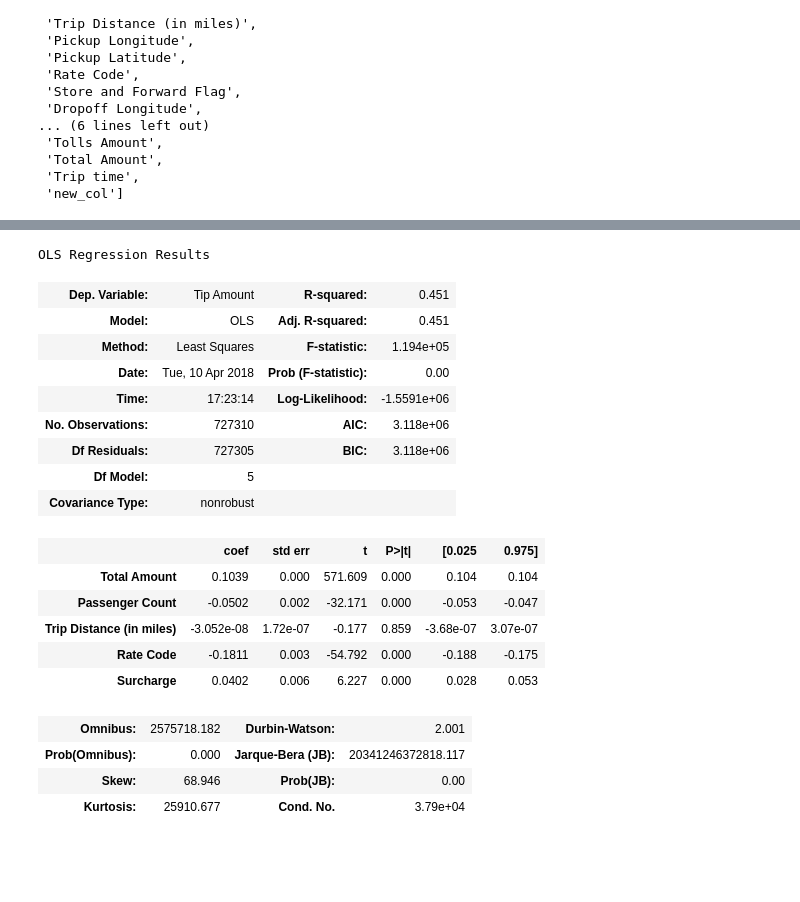
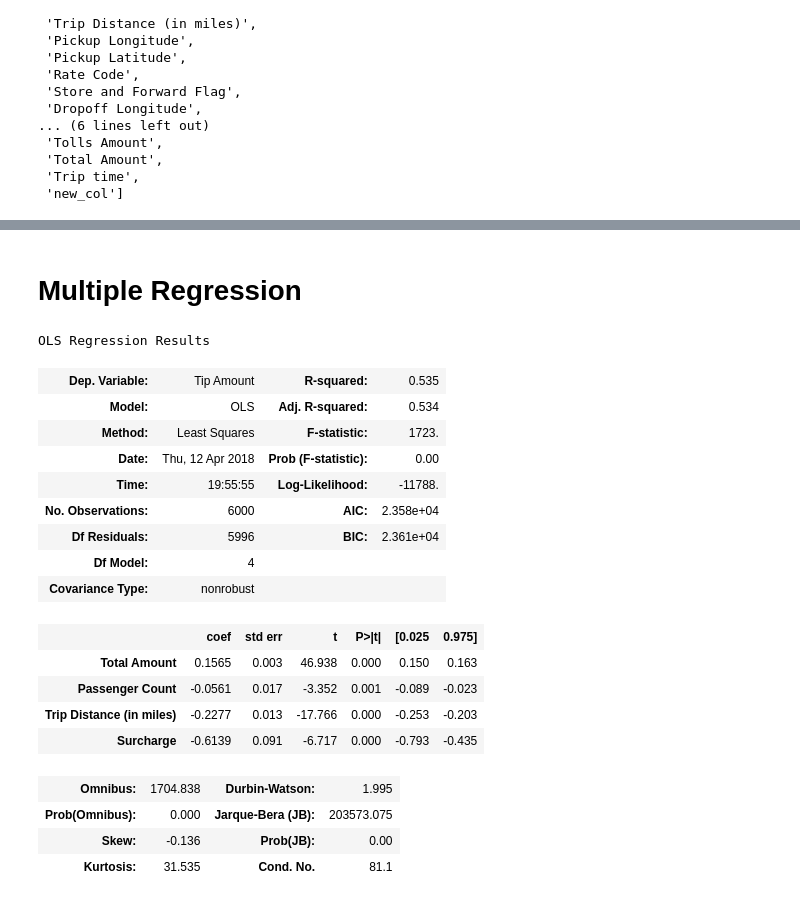
Before and after one commit to rapha94/NYC_Taxis, a Jupyter notebook: project.ipynb, the cells around one changed output, grey strips where cells are left out. Saved outputs shown, nothing was run; the diff lists cells and outputs as text; code cells hidden in the pictures; blank space fills up the shorter version.

```diff
--- a/project.ipynb
+++ b/project.ipynb
@@ -213,26 +290,24 @@ list(data)
 #variable to use ==> total amount, passenger count, trip distance, rate code, surcharge
 #Output ==> tip amount
 
-tip_data = data[['Total Amount', 'Passenger Count', 'Trip Distance (in miles)', 'Rate Code', 'Surcharge', 'Tip Amount']]
+data =data.iloc[:6000,]
+
+tip_data = data[ ['Total Amount', 'Passenger Count', 'Trip Distance (in miles)', 'Surcharge', 'Tip Amount']]
 tip_data
 tip_data.describe()
 
 #Creating train and test dataset (2/3 - 1/3)
-msk = np.random.rand(len(tip_data)) < 0.66
-tip_train = tip_data[msk]
-tip_test = tip_data[~msk]
-
+#msk = np.random.rand(len(tip_data)) < 0.66
+#tip_train = tip_data[msk]
+#tip_test = tip_data[~msk]
+tip_train = tip_data.iloc[:2000,]
+tip_test = tip_data.iloc[2001:, ]
+tip_data
 
 #2 categories to classify ==> Not Generous, Generous
 
-#tip_data["Generous or not"] = 0
-tip_data.info()
-tip_data.head()
-tip_data.tail()
-#neigh = KNeighborsClassifier(n_neighbors=3)
-#neigh.fit(X, y)
-#KNeighborsClassifier(...)
-#print(neigh.predict([[1.1]]))
-
-#print(neigh.predict_proba([[0.9]]))
+#tip_data.info()
+#tip_data.head()
+#tip_data.tail()
+#tip_test
 # %% [output]
@@ -256,49 +332,50 @@ memory usage: 33.3 MB
+# %% [markdown]
+# Multiple Regression
 # %%
 #https://towardsdatascience.com/simple-and-multiple-linear-regression-in-python-c928425168f9
 
 #***************************************************************************************************************
 #Multiple Regression
 #***************************************************************************************************************
 
 
 # WITH STATSMODELS
 
-target = pd.DataFrame(data[['Tip Amount']])
+target = pd.DataFrame(tip_data[['Tip Amount']])
 
-df = pd.DataFrame( data[['Total Amount', 'Passenger Count', 'Trip Distance (in miles)', 'Rate Code', 'Surcharge']])
+df = pd.DataFrame(tip_data[['Total Amount', 'Passenger Count', 'Trip Distance (in miles)',  'Surcharge']])
 
 #Multiple Regression
 #Prediction of the tip the customer will give in function of the other variables we selected
-X = df[['Total Amount', 'Passenger Count', 'Trip Distance (in miles)', 'Rate Code', 'Surcharge']]
+X = df[['Total Amount', 'Passenger Count', 'Trip Distance (in miles)', 'Surcharge']]
 y = target["Tip Amount"]
 
 model = sm.OLS(y, X).fit()
 predictions = model.predict(X)
 
 model.summary()
 
-#Analysis: R^2 = 0.451 means this model explain only 45,1% of the variance in our dependent variable
+#Analysis: R^2 = 0.535 means this model explain only 53,5% of the variance in our dependent variable
 # %% [output]
 OLS Regression Results
-| Dep. Variable: | Tip Amount | R-squared: | 0.451 |
-| Model: | OLS | Adj. R-squared: | 0.451 |
-| Method: | Least Squares | F-statistic: | 1.194e+05 |
-| Date: | Tue, 10 Apr 2018 | Prob (F-statistic): | 0.00 |
-| Time: | 17:23:14 | Log-Likelihood: | -1.5591e+06 |
-| No. Observations: | 727310 | AIC: | 3.118e+06 |
-| Df Residuals: | 727305 | BIC: | 3.118e+06 |
-| Df Model: | 5 |  |  |
+| Dep. Variable: | Tip Amount | R-squared: | 0.535 |
+| Model: | OLS | Adj. R-squared: | 0.534 |
+| Method: | Least Squares | F-statistic: | 1723. |
+| Date: | Thu, 12 Apr 2018 | Prob (F-statistic): | 0.00 |
+| Time: | 19:55:55 | Log-Likelihood: | -11788. |
+| No. Observations: | 6000 | AIC: | 2.358e+04 |
+| Df Residuals: | 5996 | BIC: | 2.361e+04 |
+| Df Model: | 4 |  |  |
 | Covariance Type: | nonrobust |  |  |
 |  | coef | std err | t | P>|t| | [0.025 | 0.975] |
-| Total Amount | 0.1039 | 0.000 | 571.609 | 0.000 | 0.104 | 0.104 |
-| Passenger Count | -0.0502 | 0.002 | -32.171 | 0.000 | -0.053 | -0.047 |
-| Trip Distance (in miles) | -3.052e-08 | 1.72e-07 | -0.177 | 0.859 | -3.68e-07 | 3.07e-07 |
-| Rate Code | -0.1811 | 0.003 | -54.792 | 0.000 | -0.188 | -0.175 |
-| Surcharge | 0.0402 | 0.006 | 6.227 | 0.000 | 0.028 | 0.053 |
+| Total Amount | 0.1565 | 0.003 | 46.938 | 0.000 | 0.150 | 0.163 |
+| Passenger Count | -0.0561 | 0.017 | -3.352 | 0.001 | -0.089 | -0.023 |
+| Trip Distance (in miles) | -0.2277 | 0.013 | -17.766 | 0.000 | -0.253 | -0.203 |
+| Surcharge | -0.6139 | 0.091 | -6.717 | 0.000 | -0.793 | -0.435 |
-| Omnibus: | 2575718.182 | Durbin-Watson: | 2.001 |
-| Prob(Omnibus): | 0.000 | Jarque-Bera (JB): | 20341246372818.117 |
-| Skew: | 68.946 | Prob(JB): | 0.00 |
-| Kurtosis: | 25910.677 | Cond. No. | 3.79e+04 |
+| Omnibus: | 1704.838 | Durbin-Watson: | 1.995 |
+| Prob(Omnibus): | 0.000 | Jarque-Bera (JB): | 203573.075 |
+| Skew: | -0.136 | Prob(JB): | 0.00 |
+| Kurtosis: | 31.535 | Cond. No. | 81.1 |
 # %%
 # WITH SCICKIT
 
```
Also changed, not shown: parts of 28 cells of this notebook.
